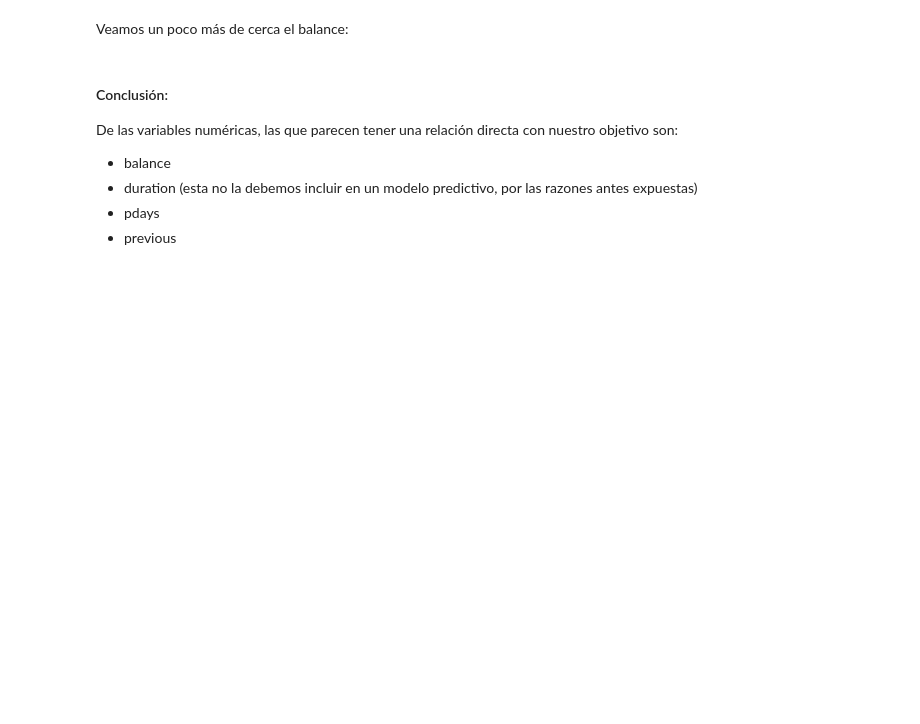
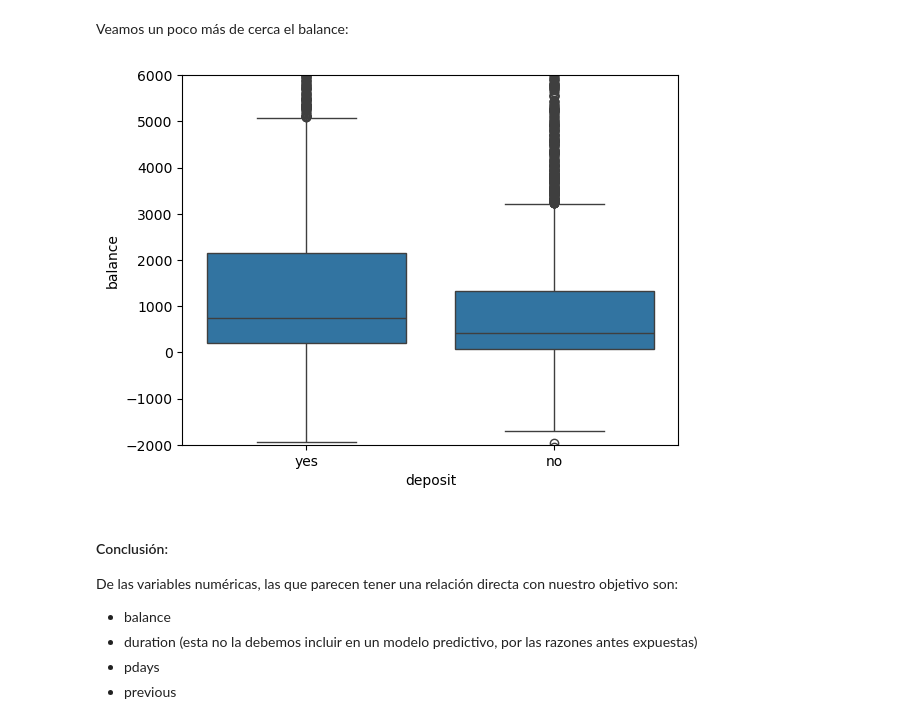
Before and after one commit to esjimenezro/meb2025, a Jupyter notebook: modulo3/tema9/1-modelos-regresion-logistica.ipynb, the cells around one changed output. Saved outputs shown, nothing was run; the diff lists cells and outputs as text; code cells hidden in the pictures; blank space fills up the shorter version.

```diff
--- a/modulo3/tema9/1-modelos-regresion-logistica.ipynb
+++ b/modulo3/tema9/1-modelos-regresion-logistica.ipynb
@@ -85,6 +131,11 @@ Vemos que está prácticamente balanceada.
 Veamos un poco más de cerca el balance:
 # %%
 # Boxplot de la columna de balance, agrupado por la columna "deposit", acercado
+sns.boxplot(x='deposit', y='balance', data=bank_data)
+plt.ylim(-2000, 6000)
+plt.show()
+# %% [output]
+[figure, added]
 # %% [markdown]
 #### Conclusión:
 
```
Also changed, not shown: parts of 41 cells of this notebook, 2 other files.
